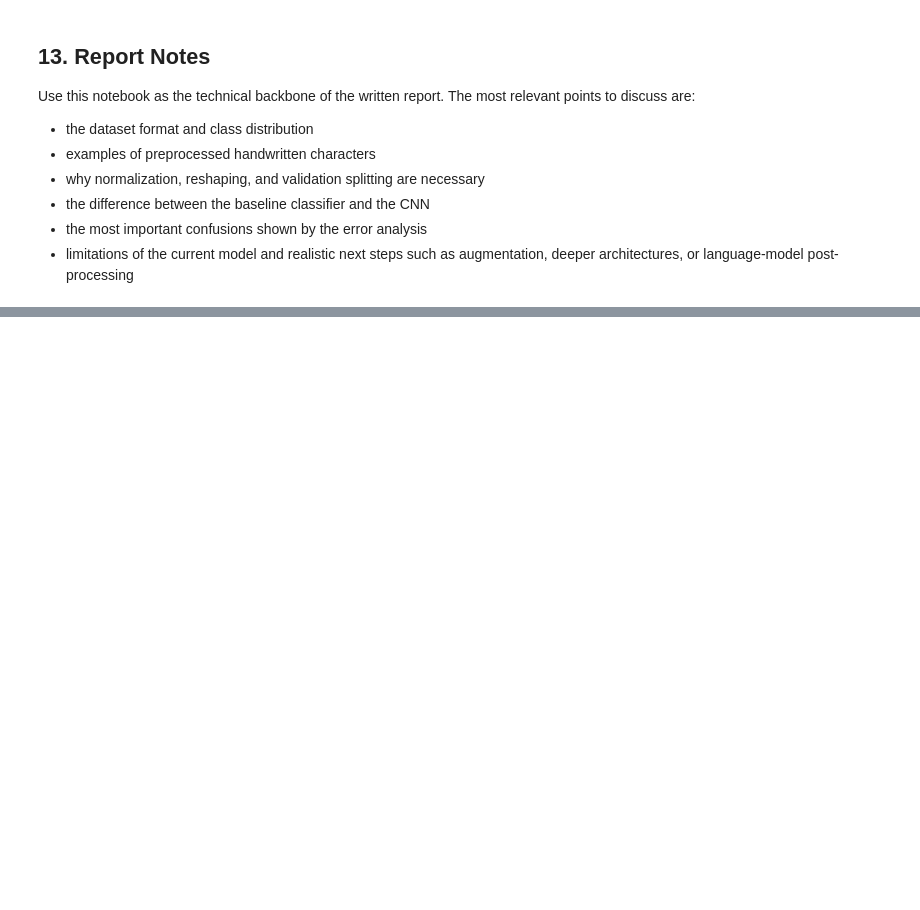
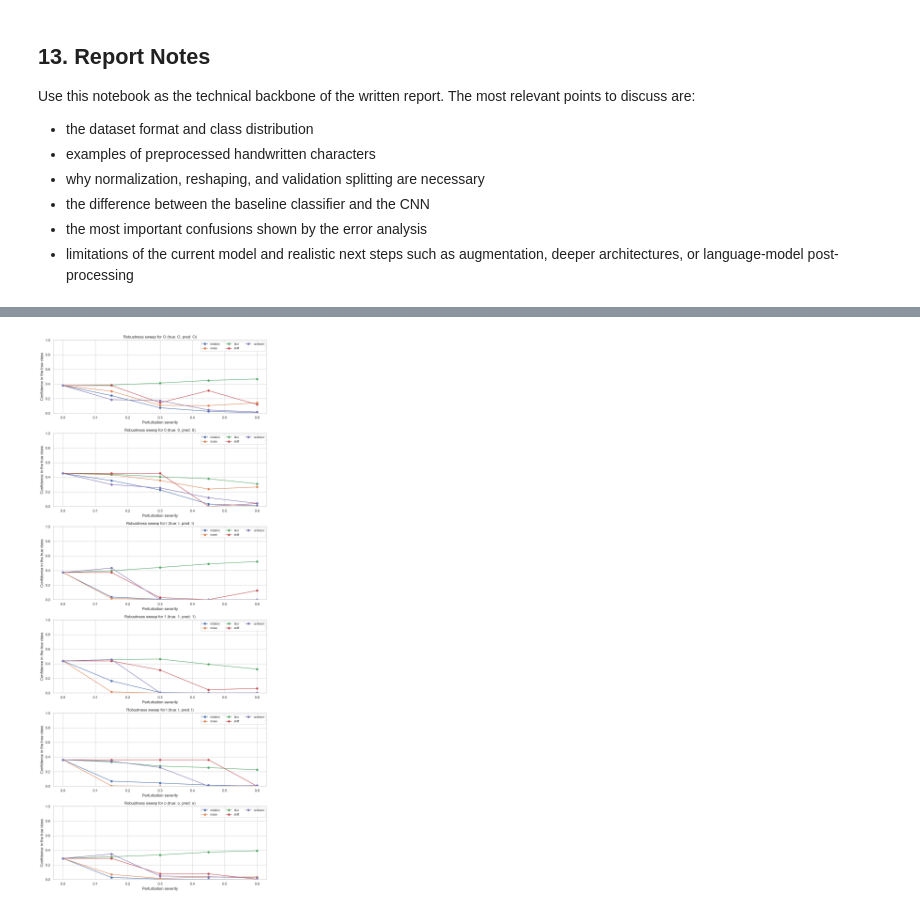
Before and after one commit to Muten-Roshi-Sama/MachineLearningLabs_4eiai40, a Jupyter notebook: Project2026/ocr.ipynb, the cells around one changed output, grey strips where cells are left out. Drawn from its saved outputs; the diff is of its cells as text; code cells hidden in the pictures; blank space fills up the shorter version.

```diff
--- a/Project2026/ocr.ipynb
+++ b/Project2026/ocr.ipynb
@@ -1140,0 +1239,85 @@ Use this notebook as the technical backbone of the written report. The most rele
+# %%
+# Perturbation robustness on representative ambiguous characters.
+perturb_kinds = ['rotation', 'noise', 'blur', 'shift', 'contrast']
+severities = [0.0, 0.15, 0.30, 0.45, 0.60]
+target_labels = ['O', '0', 'I', '1', 'l', 'o']
+
+available_targets = {name: label_names.index(name) for name in target_labels if name in label_names}
+representative_indices = {}
+for name, class_idx in available_targets.items():
+    correct_pool = np.where((y_test_subset == class_idx) & (cnn_test_pred == class_idx))[0]
+    fallback_pool = np.where(y_test_subset == class_idx)[0]
+    pool = correct_pool if len(correct_pool) > 0 else fallback_pool
+    if len(pool) > 0:
+        representative_indices[name] = int(pool[0])
+
+sweep_summary_rows = []
+if len(representative_indices) == 0:
+    print('No target OCR classes were found in the sampled test subset.')
+else:
+    fig, axes = plt.subplots(len(representative_indices), 1, figsize=(10, 4 * len(representative_indices)), squeeze=False)
+    axes = axes.reshape(-1)
+
+    for ax, (true_name, idx) in zip(axes, representative_indices.items()):
+        image = x_test_subset[idx]
+        true_idx = int(y_test_subset[idx])
+        base_pred_idx = int(cnn_test_pred[idx])
+        base_conf = float(cnn_test_proba[idx, base_pred_idx])
+
+        sweep = confidence_sweep(
+            cnn,
+            image,
+            transform_kinds=perturb_kinds,
+            severities=severities,
+            predict_fn=lambda model, x: cnn_predict_from_gray(x),
+            class_idx=true_idx,
+        )
+
+        for kind in perturb_kinds:
+            kind_df = sweep[sweep['kind'] == kind].sort_values('severity')
+            ax.plot(kind_df['severity'], kind_df['target_confidence'], marker='o', label=kind)
+
+        min_row = sweep.loc[sweep['target_confidence'].idxmin()]
+        sweep_summary_rows.append({
+            'character': true_name,
+            'true_label': label_names[true_idx],
+            'baseline_prediction': label_names[base_pred_idx],
+            'baseline_confidence': base_conf,
+            'worst_perturbation': min_row['kind'],
+            'worst_severity': float(min_row['severity']),
+            'worst_target_confidence': float(min_row['target_confidence']),
+            'confidence_drop': base_conf - float(min_row['target_confidence']),
+        })
+
+        ax.set_title(f'Robustness sweep for {true_name} (true: {label_names[true_idx]}, pred: {label_names[base_pred_idx]})')
+        ax.set_xlabel('Perturbation severity')
+        ax.set_ylabel('Confidence in the true class')
+        ax.set_ylim(0, 1)
+        ax.legend(ncol=3, fontsize=9)
+
+    plt.tight_layout()
+    plt.show()
+
+    sweep_summary = pd.DataFrame(sweep_summary_rows)
+    display(sweep_summary)
+
+    # Visual sanity check: one example with a strong perturbation at the hardest severity.
+    example_name, example_idx = next(iter(representative_indices.items()))
+    example_image = x_test_subset[example_idx]
+    fig, axes = plt.subplots(1, 4, figsize=(14, 4))
+    perturbations = [
+        ('original', example_image),
+        ('rotation', perturb_image(example_image, 'rotation', severity=0.60, seed=42)),
+        ('noise', perturb_image(example_image, 'noise', severity=0.60, seed=42)),
+        ('blur', perturb_image(example_image, 'blur', severity=0.60, seed=42)),
+    ]
+    for ax, (title, img) in zip(axes, perturbations):
+        pred = cnn_predict_from_gray(img)
+        pred_idx = int(np.argmax(pred))
+        ax.imshow(img, cmap='gray')
+        ax.set_title(f'{title}\n{label_names[pred_idx]} ({float(pred[pred_idx]):.2f})')
+        ax.axis('off')
+    plt.tight_layout()
+    plt.show()
+# %% [output]
+[figure, added]
```
Also changed, not shown: parts of 21 cells of this notebook, 1 other file.
